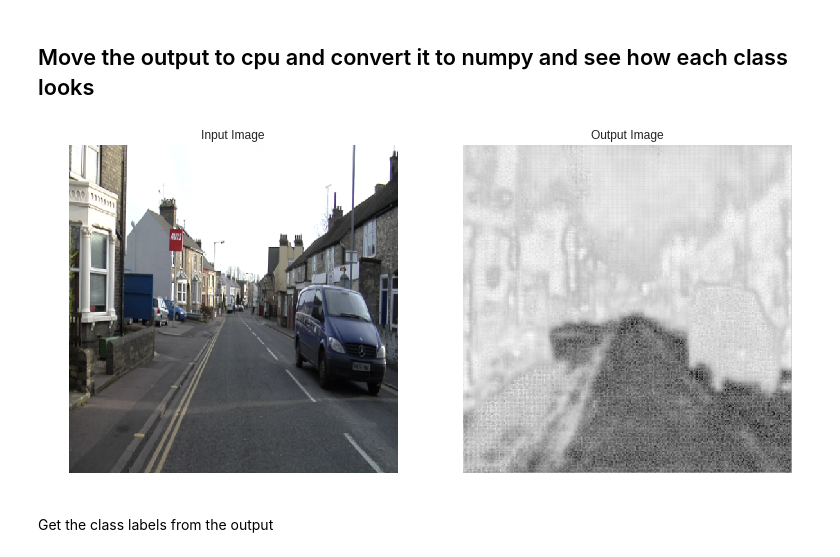
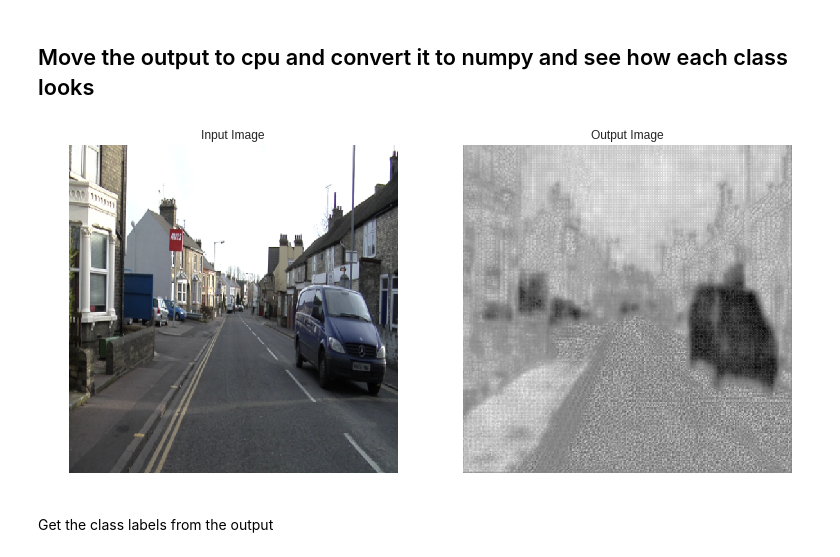
Before and after one commit to iArunava/ENet-Real-Time-Semantic-Segmentation, a Jupyter notebook: ENet-Real Time Semantic Segmentation.ipynb, the cells around one changed output. Cells and saved outputs as stored; diff of their text form; code cells hidden in the pictures.

```diff
--- a/ENet-Real Time Semantic Segmentation.ipynb
+++ b/ENet-Real Time Semantic Segmentation.ipynb
@@ -818,7 +855,7 @@ Load the ENet model
 # %%
 # Load a pretrained model if needed
 enet = ENet(12)
-state_dict = torch.load('/content/ckpt-enet-380-13.91893520951271.pth')['state_dict']
+state_dict = torch.load('/content/ckpt-enet.pth')['state_dict']
 enet.load_state_dict(state_dict)
 # %% [markdown]
 ## Use the code to infer on new images
@@ -842,20 +879,20 @@ smg_ = cv2.resize(np.array(smg_), (512, 512), cv2.INTER_NEAREST)
 # %%
 out2 = out1.cpu().detach().numpy()
 # %%
-mno = 3 # Should be between 0 - n-1 | where n is the number of classes
+mno = 8 # Should be between 0 - n-1 | where n is the number of classes
 
 figure = plt.figure(figsize=(20, 10))
 plt.subplot(1, 3, 1)
 plt.title('Input Image')
 plt.axis('off')
 plt.imshow(tmg_)
 plt.subplot(1, 3, 2)
 plt.title('Output Image')
 plt.axis('off')
 plt.imshow(out2[mno, :, :])
 plt.show()
 # %% [output]
-[figure, old version]
+[figure, new version]
 # %% [markdown]
 Get the class labels from the output
 # %%
```
Also changed, not shown: parts of 5 cells of this notebook.
